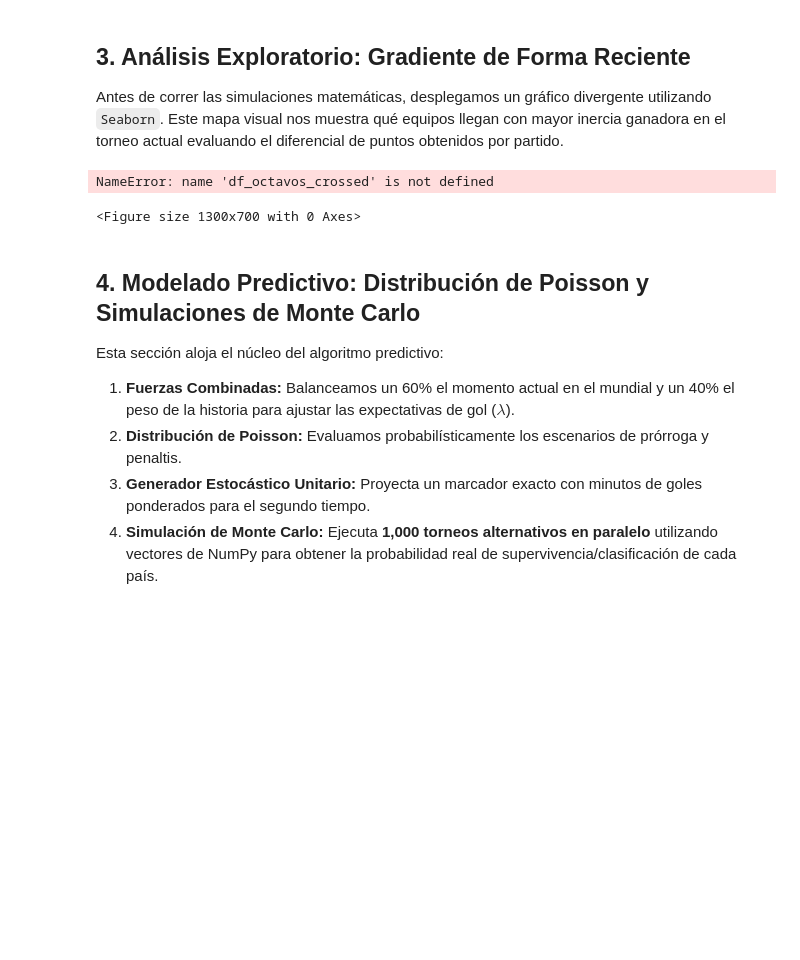
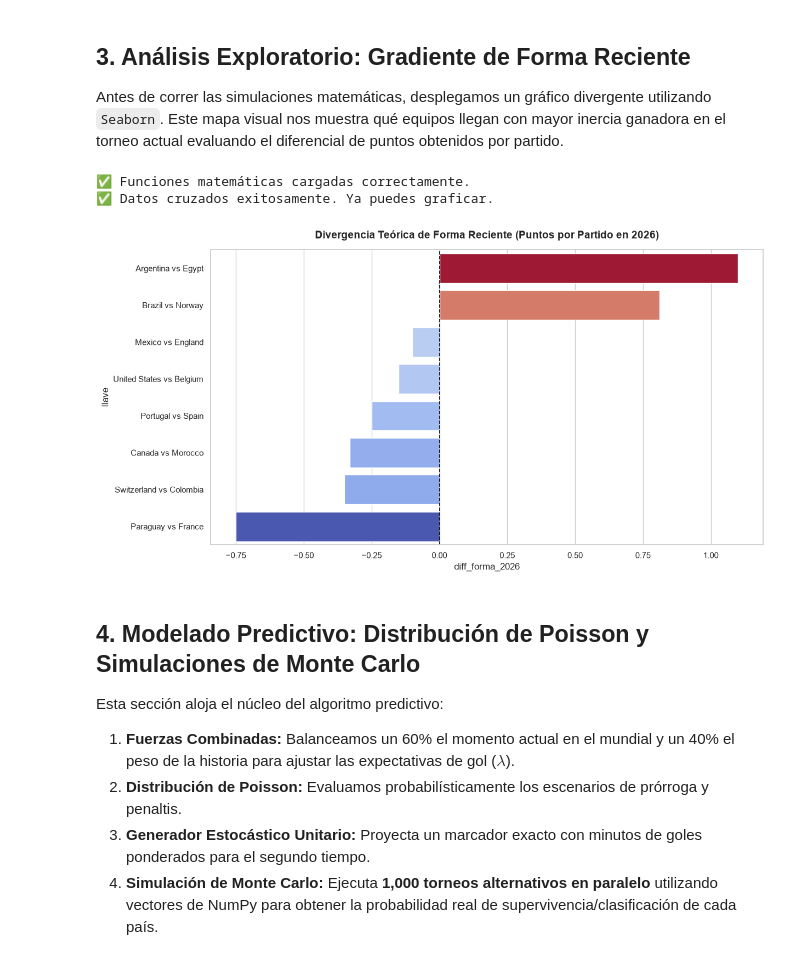
Before and after one commit to Camilo-PM/Canada-vs-Marruecos-round-of-16, a Jupyter notebook: notebooks/03_analisis_octavos.ipynb, the cells around one changed output. Saved outputs shown, nothing was run; the diff lists cells and outputs as text; code cells hidden in the pictures; blank space fills up the shorter version.

Commit message:
Análisis predictivo Argentina vs Egipto: Proyecto inicial

```diff
--- a/notebooks/03_analisis_octavos.ipynb
+++ b/notebooks/03_analisis_octavos.ipynb
@@ -13,23 +13,16 @@ import scipy.stats as stats
 import random
 import pickle
 
-# 1. Cargar matriz de características con ruta dinámica
+# 1. Cargar matriz de características
 ruta_features = os.path.abspath(os.path.join(os.getcwd(), '..', 'data', 'processed', 'features_rendimiento_2026.csv'))
 df_features = pd.read_csv(ruta_features)
+df_features = df_features.rename(columns={'Equipo': 'equipo', 'Efectividad_Historica': 'efectividad_historica_%', 'Puntos_Por_Partido': 'puntos_por_pj_2026', 'Expectativa_Goles_Poisson': 'expectativa_goles_poisson'})
 
-# Homologación de columnas
-columnas_mapeo = {
-    'Equipo': 'equipo',
-    'Efectividad_Historica': 'efectividad_historica_%',
-    'Puntos_Por_Partido': 'puntos_por_pj_2026',
-    'Expectativa_Goles_Poisson': 'expectativa_goles_poisson'
-}
-df_features = df_features.rename(columns=columnas_mapeo)
-
-# 2. Cargar los resultados de Monte Carlo desde el Notebook 2
+# 2. Cargar resultados de Monte Carlo
 ruta_pickle = '../data/processed/montecarlo_results.pkl'
 with open(ruta_pickle, 'rb') as f:
     res_montecarlo_global = pickle.load(f)
 
-print("✅ Entorno sincronizado: Características y resultados de Monte Carlo cargados.")
+print("✅ Entorno sincronizado.")
+print("Llaves disponibles en el diccionario:", list(res_montecarlo_global.keys()))
 # %% [output]
@@ -59,32 +51,60 @@ print(f"✅ Cuadro de Octavos cargado con {len(df_r16)} partidos oficiales.")
 ## 3. Análisis Exploratorio: Gradiente de Forma Reciente
 Antes de correr las simulaciones matemáticas, desplegamos un gráfico divergente utilizando `Seaborn`. Este mapa visual nos muestra qué equipos llegan con mayor inercia ganadora en el torneo actual evaluando el diferencial de puntos obtenidos por partido.
 # %%
-# 1. Preparación estética y ordenamiento predictivo de los datos
+# 4. Motor de modelado matemático (Poisson y Monte Carlo)
+GOLES_PROMEDIO_TORNEO = 2.6
+
+def calcular_y_simular_encuentro(equipo_home, equipo_away):
+    dict_stats = df_features.set_index('equipo').to_dict('index')
+    feat_h, feat_a = dict_stats[equipo_home], dict_stats[equipo_away]
+    fuerza_h = (feat_h['puntos_por_pj_2026'] * 0.7) + ((feat_h['efectividad_historica_%'] / 100) * 0.3)
+    fuerza_a = (feat_a['puntos_por_pj_2026'] * 0.7) + ((feat_a['efectividad_historica_%'] / 100) * 0.3)
+    sum_f = fuerza_h + fuerza_a
+    lambda_h = max(0.4, min((fuerza_h / sum_f) * GOLES_PROMEDIO_TORNEO * 1.5, 2.5))
+    lambda_a = max(0.4, min((fuerza_a / sum_f) * GOLES_PROMEDIO_TORNEO * 1.5, 2.5))
+    goles_h, goles_a = stats.poisson.rvs(lambda_h), stats.poisson.rvs(lambda_a)
+    return {"goles_h": goles_h, "goles_a": goles_a, "lambda_h": lambda_h, "lambda_a": lambda_a, "fuerza_h": fuerza_h, "fuerza_a": fuerza_a}
+
+def simular_monte_carlo(equipo_home, equipo_away, n=1000):
+    res = calcular_y_simular_encuentro(equipo_home, equipo_away)
+    g_h = stats.poisson.rvs(res["lambda_h"], size=n)
+    g_a = stats.poisson.rvs(res["lambda_a"], size=n)
+    empates = (g_h == g_a).sum()
+    prob_h = res["fuerza_h"] / (res["fuerza_h"] + res["fuerza_a"])
+    total_h = (g_h > g_a).sum() + np.random.binomial(empates, prob_h)
+    return {"pct_home": (total_h / n) * 100, "pct_away": 100 - (total_h / n * 100)}
+
+print("✅ Funciones matemáticas cargadas correctamente.")
+
+# 1. Cruzar datos de equipos locales y visitantes para obtener métricas
+df_temp = pd.merge(df_r16, df_features, left_on='home_team', right_on='equipo')
+df_temp = pd.merge(df_temp, df_features, left_on='away_team', right_on='equipo', suffixes=('_home', '_away'))
+
+# 2. Calcular la diferencia de forma (puntos por partido)
+df_temp['diff_forma_2026'] = df_temp['puntos_por_pj_2026_home'] - df_temp['puntos_por_pj_2026_away']
+
+# 3. Asignar al nombre que espera tu gráfico
+df_octavos_crossed = df_temp
+
+print("✅ Datos cruzados exitosamente. Ya puedes graficar.")
+
+# Asegúrate de haber realizado el cruce antes:
+# df_octavos_crossed = pd.merge(df_r16, df_features, left_on='home_team', right_on='equipo')
+# (Debes cruzar tanto para local como para visitante para tener 'diff_forma_2026')
+
 plt.figure(figsize=(13, 7))
 sns.set_theme(style="whitegrid")
-
 df_octavos_crossed['llave'] = df_octavos_crossed['home_team'] + " vs " + df_octavos_crossed['away_team']
 df_grafico = df_octavos_crossed.sort_values(by='diff_forma_2026', ascending=False)
 
-# 2. Despliegue del gráfico divergente con Seaborn utilizando el valor numérico para mapear colores
-sns.barplot(
-    data=df_grafico,
-    x='diff_forma_2026',
-    y='llave',
-    palette='coolwarm',
-    hue='diff_forma_2026',
-    legend=False
-)
-
+sns.barplot(data=df_grafico, x='diff_forma_2026', y='llave', palette='coolwarm', hue='diff_forma_2026', legend=False)
 plt.axvline(x=0, color='black', linestyle='--', linewidth=1.2)
 plt.title('Divergencia Teórica de Forma Reciente (Puntos por Partido en 2026)', fontsize=14, pad=15, fontweight='bold')
-plt.xlabel('Delta de Forma (Local - Visitante)', fontsize=11)
-plt.ylabel('Cruce de Octavos', fontsize=11)
-plt.tight_layout()
 plt.show()
 # %% [output]
-NameError: name 'df_octavos_crossed' is not defined
+✅ Funciones matemáticas cargadas correctamente.
+✅ Datos cruzados exitosamente. Ya puedes graficar.
-<Figure size 1300x700 with 0 Axes>
+[figure, added]
 # %% [markdown]
 ## 4. Modelado Predictivo: Distribución de Poisson y Simulaciones de Monte Carlo
 Esta sección aloja el núcleo del algoritmo predictivo:
```
Also changed, not shown: parts of 4 cells of this notebook, 4 other files.
